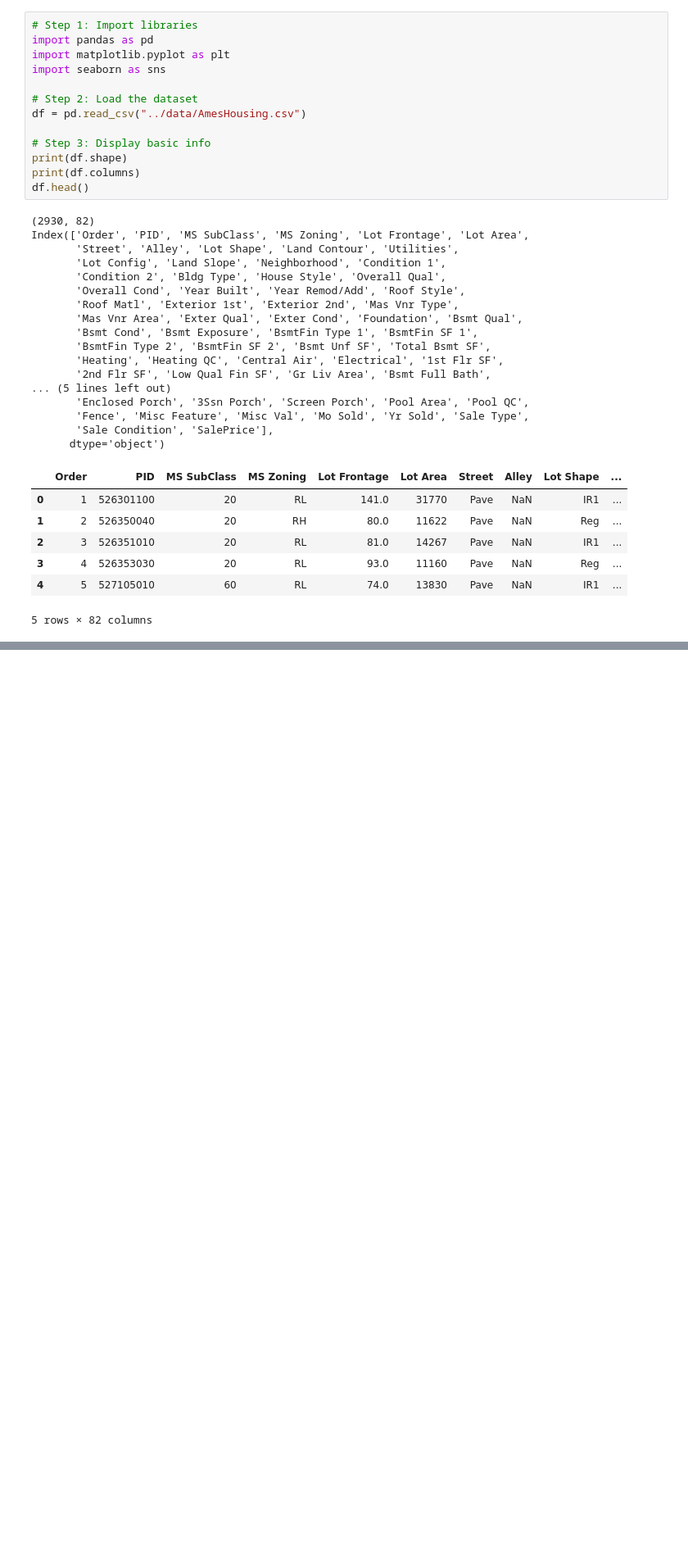
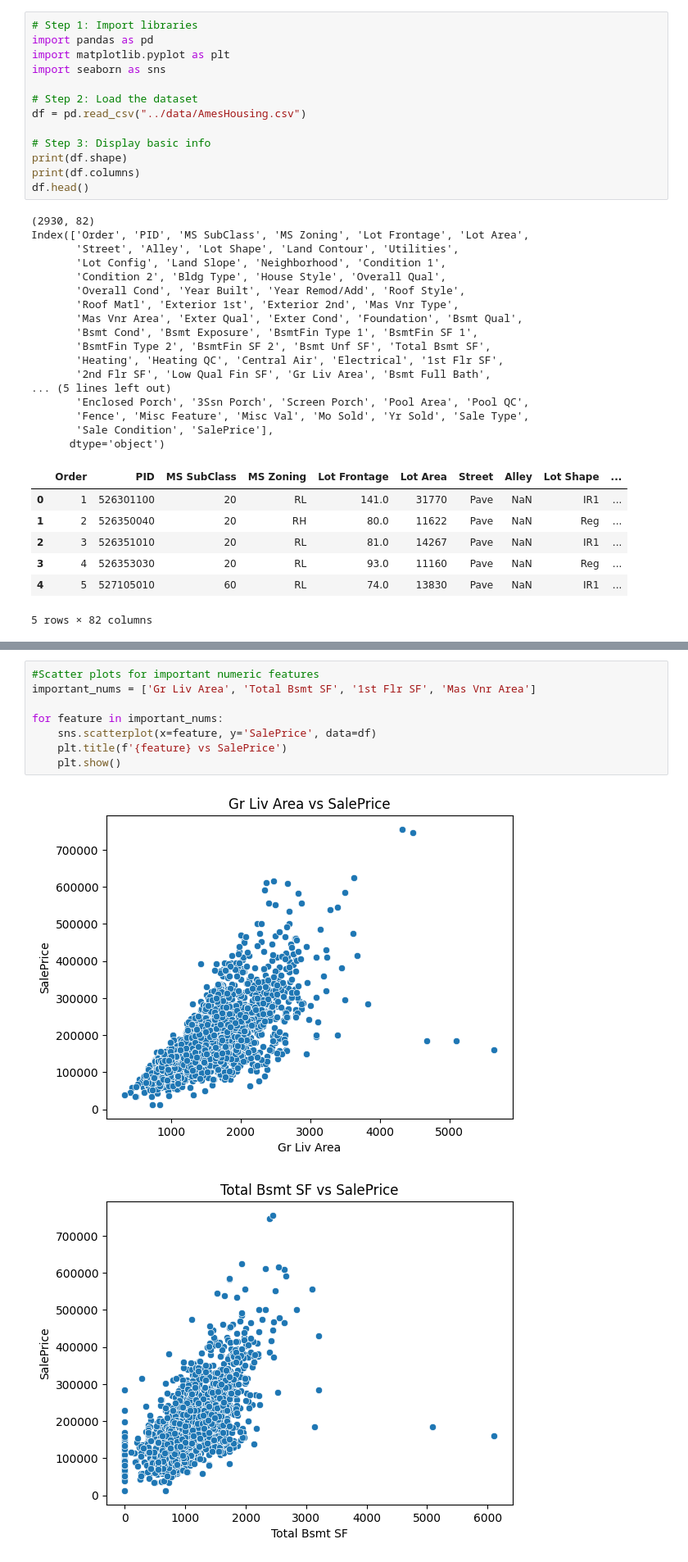
Before and after one commit to Sampreeth-bhat/House-Price-Prediction, a Jupyter notebook: notebooks/eda.ipynb, the cells around one changed output, grey strips where cells are left out. Shown at 82% size. Cells and saved outputs as stored; diff of their text form; blank space fills up the shorter version.

```diff
--- a/notebooks/eda.ipynb
+++ b/notebooks/eda.ipynb
@@ -50,0 +90,11 @@ plt.show()
+# %%
+#Scatter plots for important numeric features
+important_nums = ['Gr Liv Area', 'Total Bsmt SF', '1st Flr SF', 'Mas Vnr Area']
+
+for feature in important_nums:
+    sns.scatterplot(x=feature, y='SalePrice', data=df)
+    plt.title(f'{feature} vs SalePrice')
+    plt.show()
+# %% [output]
+[figure, added]
+[figure, added]
```
Also changed, not shown: parts of 10 cells of this notebook.
